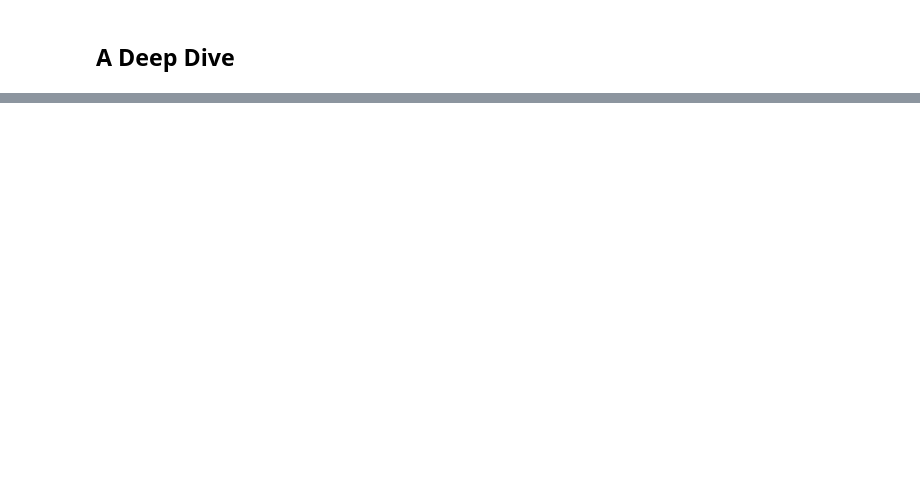
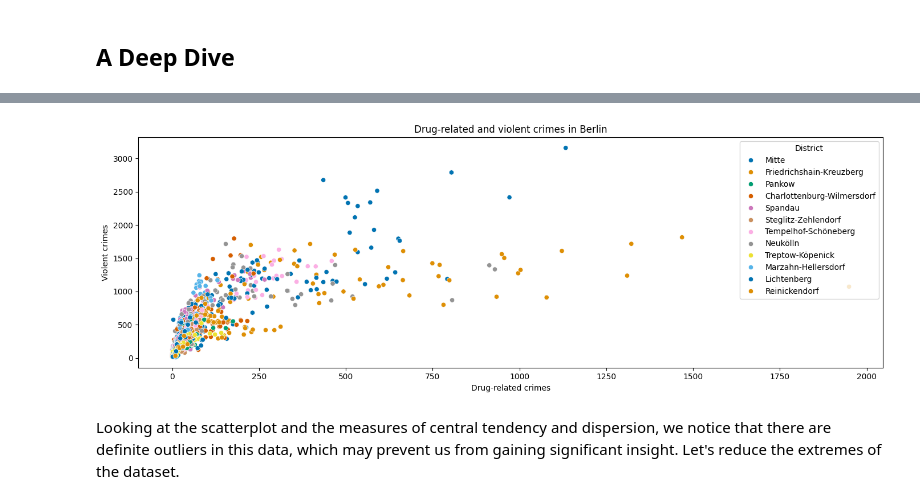
Before and after one commit to richim96/ironhack-berlin-crimes-eda, a Jupyter notebook: berlin_crimes_eda.ipynb, the cells around one changed output, grey strips where cells are left out. Cells and saved outputs as stored; diff of their text form; code cells hidden in the pictures; blank space fills up the shorter version.

```diff
--- a/berlin_crimes_eda.ipynb
+++ b/berlin_crimes_eda.ipynb
@@ -153,0 +451,13 @@ DatabaseError: Execution failed on sql 'SELECT Year, District, Code, Location, R
+# %%
+drug_and_violent_crimes: pd.DataFrame = pd.read_sql_query(
+    sa.text("""
+        SELECT
+            District,
+            Drugs,
+            (Robbery + Street_robbery + Injury + Agg_assault + Threat) AS Violent_crimes
+        FROM berlin_crimes;
+    """),
+    con=conn
+)
+
+display(drug_and_violent_crimes)
@@ -153,0 +490,20 @@ DatabaseError: Execution failed on sql 'SELECT Year, District, Code, Location, R
+# %%
+plt.figure(figsize=(14, 5))
+
+ax: Axes = sns.scatterplot(
+    data=drug_and_violent_crimes,
+    x="Drugs",
+    y="Violent_crimes",
+    hue="District",
+    palette="colorblind"
+)
+ax.set_title("Drug-related and violent crimes in Berlin")
+ax.set_xlabel("Drug-related crimes")
+ax.set_ylabel("Violent crimes")
+
+plt.tight_layout()
+plt.show()
+# %% [output]
+[figure, added]
+# %% [markdown]
+Looking at the scatterplot and the measures of central tendency and dispersion, we notice that there are definite outliers in this data, which may prevent us from gaining significant insight. Let's reduce the extremes of the dataset.
```
Also changed, not shown: parts of 60 cells of this notebook, 5 other files.
